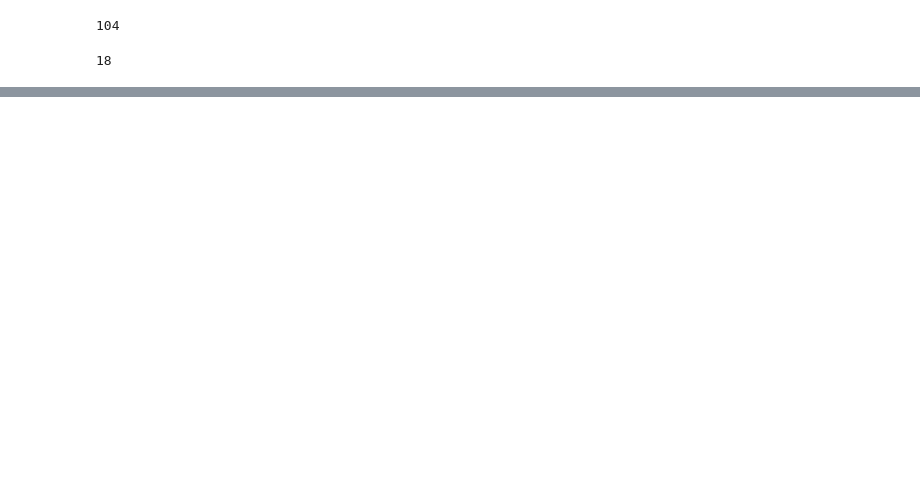
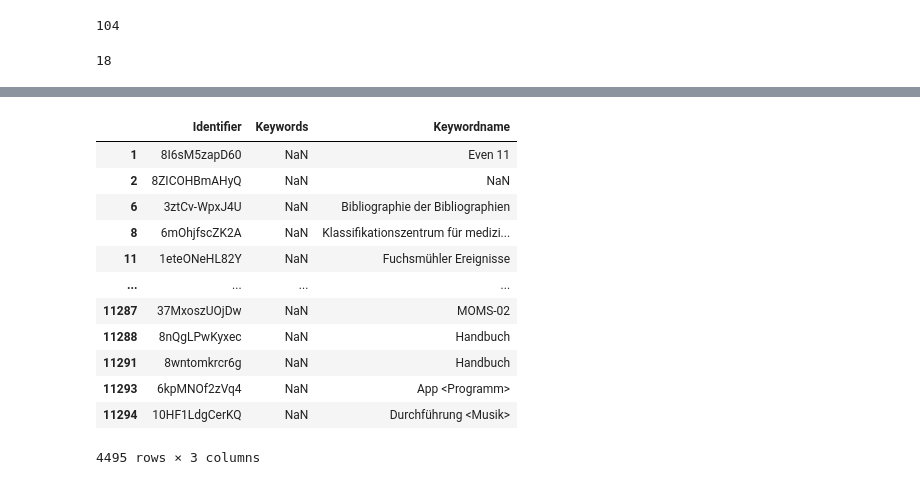
Before and after one commit to JojoThaumium/content-aggregation-on-OER-objects, a Jupyter notebook: notebooks/metaevaluation.ipynb, the cells around one changed output, grey strips where cells are left out. Saved outputs shown, nothing was run; the diff lists cells and outputs as text; code cells hidden in the pictures; blank space fills up the shorter version.

```diff
--- a/notebooks/metaevaluation.ipynb
+++ b/notebooks/metaevaluation.ipynb
@@ -343,0 +397,17 @@ len(titlesame)
+# %%
+keywordeval = fusion[['Identifier', 'Keywords', 'Keywordname']]
+keywordeval[(fusion['Identifier'].notna())]
+# %% [output]
+|  | Identifier | Keywords | Keywordname |
+| 1 | 8I6sM5zapD60 | NaN | Even 11 |
+| 2 | 8ZICOHBmAHyQ | NaN | NaN |
+| 6 | 3ztCv-WpxJ4U | NaN | Bibliographie der Bibliographien |
+| 8 | 6mOhjfscZK2A | NaN | Klassifikationszentrum für medizi... |
+| 11 | 1eteONeHL82Y | NaN | Fuchsmühler Ereignisse |
+| ... | ... | ... | ... |
+| 11287 | 37MxoszUOjDw | NaN | MOMS-02 |
+| 11288 | 8nQgLPwKyxec | NaN | Handbuch |
+| 11291 | 8wntomkrcr6g | NaN | Handbuch |
+| 11293 | 6kpMNOf2zVq4 | NaN | App <Programm> |
+| 11294 | 10HF1LdgCerKQ | NaN | Durchführung <Musik> |
+4495 rows × 3 columns
```
Also changed, not shown: parts of 13 cells of this notebook, 1 other file.
